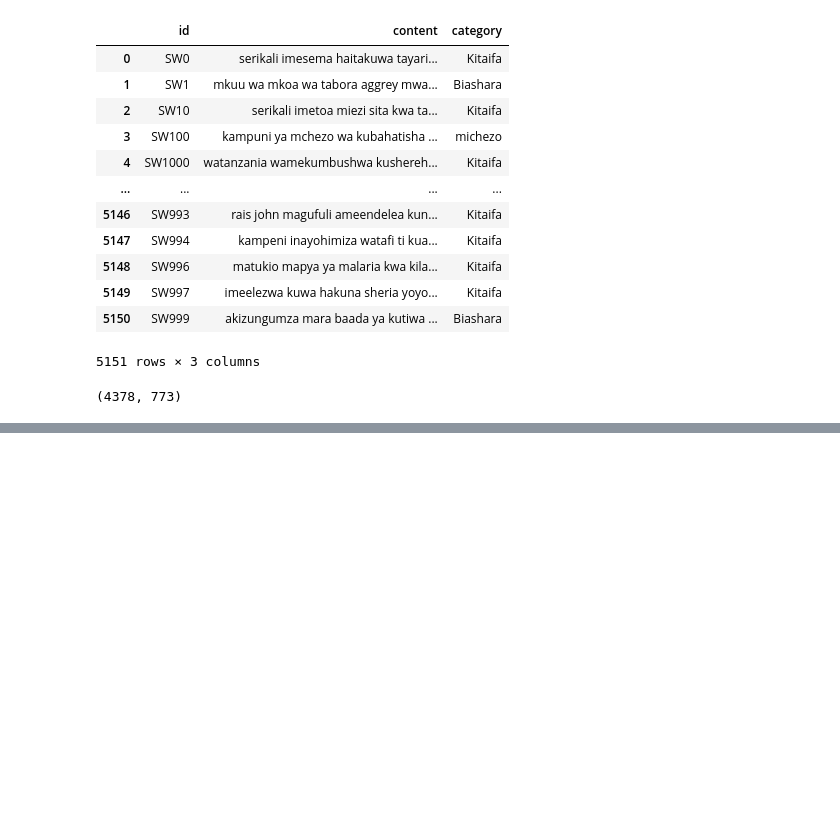
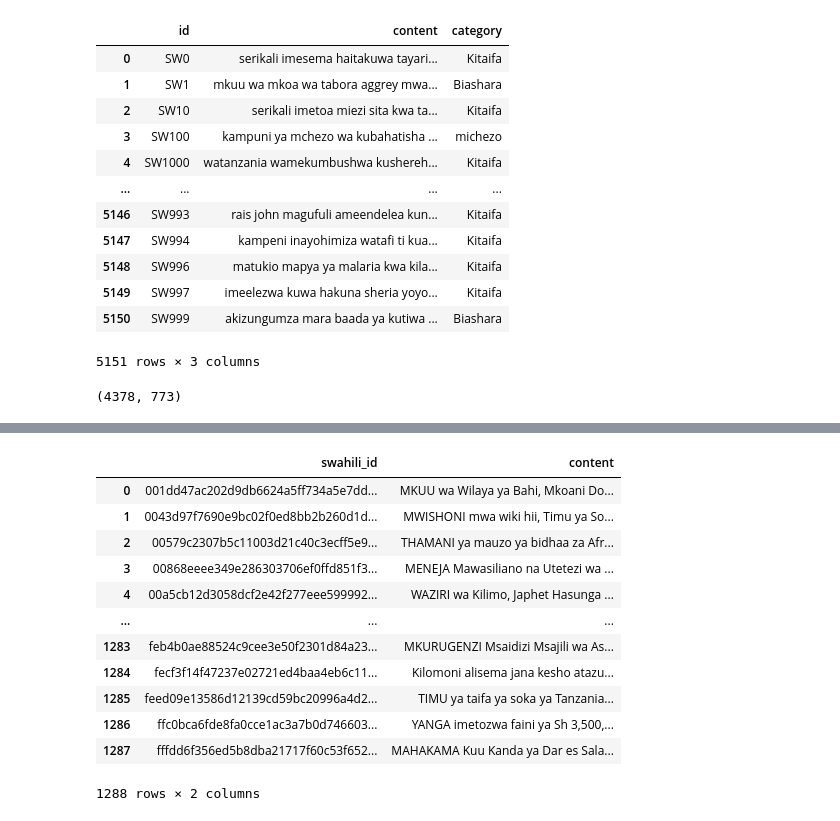
Before and after one commit to Chepngeno-langat/NLP, a Jupyter notebook: swahili_news_classification/swahili_news_classification.ipynb, the cells around one changed output, grey strips where cells are left out. Cells and saved outputs as stored; diff of their text form; code cells hidden in the pictures; blank space fills up the shorter version.

```diff
--- a/swahili_news_classification/swahili_news_classification.ipynb
+++ b/swahili_news_classification/swahili_news_classification.ipynb
@@ -43,6 +43,6 @@ warnings.filterwarnings('ignore')
 # %%
 train_df = pd.read_csv('/content/Train.csv')
-test_df = pd.read_csv('/content/test.csv')
+test_df = pd.read_csv('/content/Test.csv')
 # %%
 train_df
 # %% [output]
@@ -158,0 +174,16 @@ Epoch 3/3
+# %%
+test_df
+# %% [output]
+|  | swahili_id | content |
+| 0 | 001dd47ac202d9db6624a5ff734a5e7dd... | MKUU wa Wilaya ya Bahi, Mkoani Do... |
+| 1 | 0043d97f7690e9bc02f0ed8bb2b260d1d... | MWISHONI mwa wiki hii, Timu ya So... |
+| 2 | 00579c2307b5c11003d21c40c3ecff5e9... | THAMANI ya mauzo ya bidhaa za Afr... |
+| 3 | 00868eeee349e286303706ef0ffd851f3... | MENEJA Mawasiliano na Utetezi wa ... |
+| 4 | 00a5cb12d3058dcf2e42f277eee599992... | WAZIRI wa Kilimo, Japhet Hasunga ... |
+| ... | ... | ... |
+| 1283 | feb4b0ae88524c9cee3e50f2301d84a23... | MKURUGENZI Msaidizi Msajili wa As... |
+| 1284 | fecf3f14f47237e02721ed4baa4eb6c11... | Kilomoni alisema jana kesho atazu... |
+| 1285 | feed09e13586d12139cd59bc20996a4d2... | TIMU ya taifa ya soka ya Tanzania... |
+| 1286 | ffc0bca6fde8fa0cce1ac3a7b0d746603... | YANGA imetozwa faini ya Sh 3,500,... |
+| 1287 | fffdd6f356ed5b8dba21717f60c53f652... | MAHAKAMA Kuu Kanda ya Dar es Sala... |
+1288 rows × 2 columns
```
Also changed, not shown: parts of 18 cells of this notebook, 3 other files.
